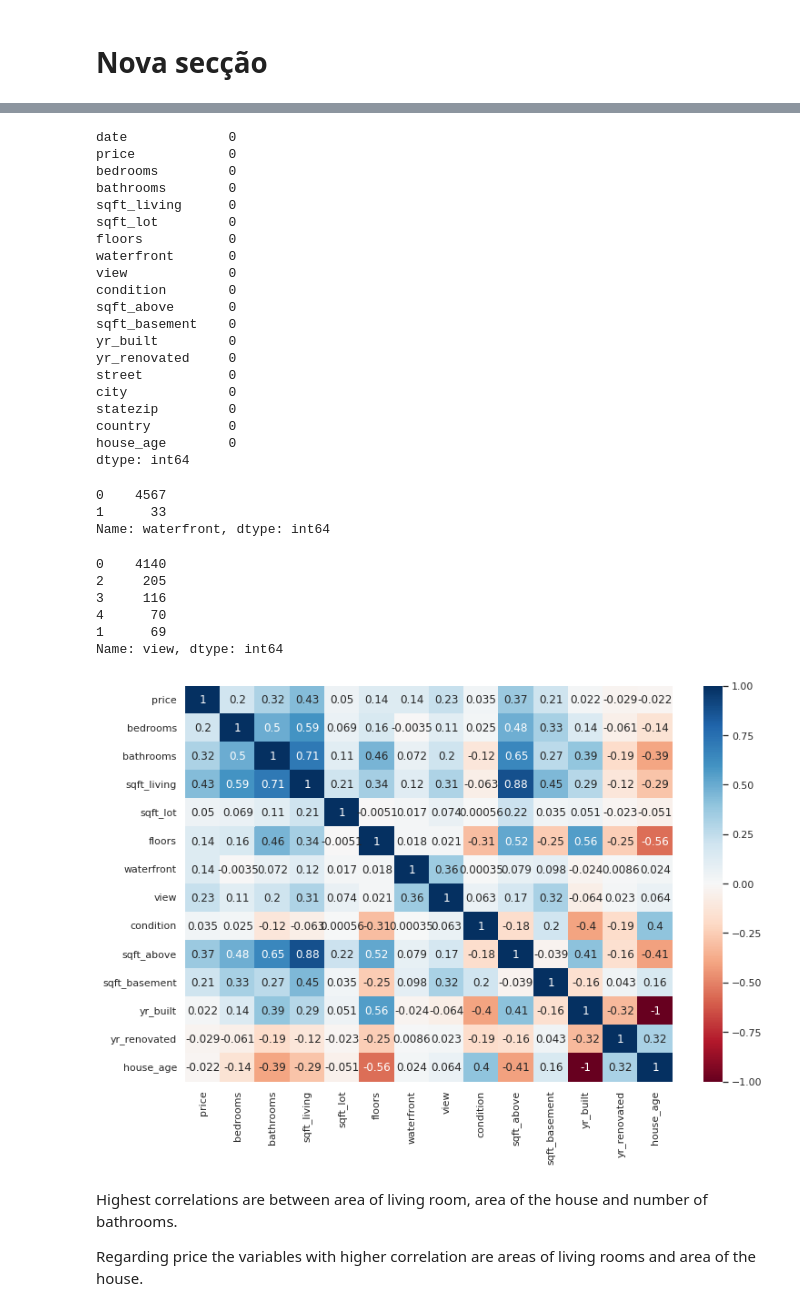
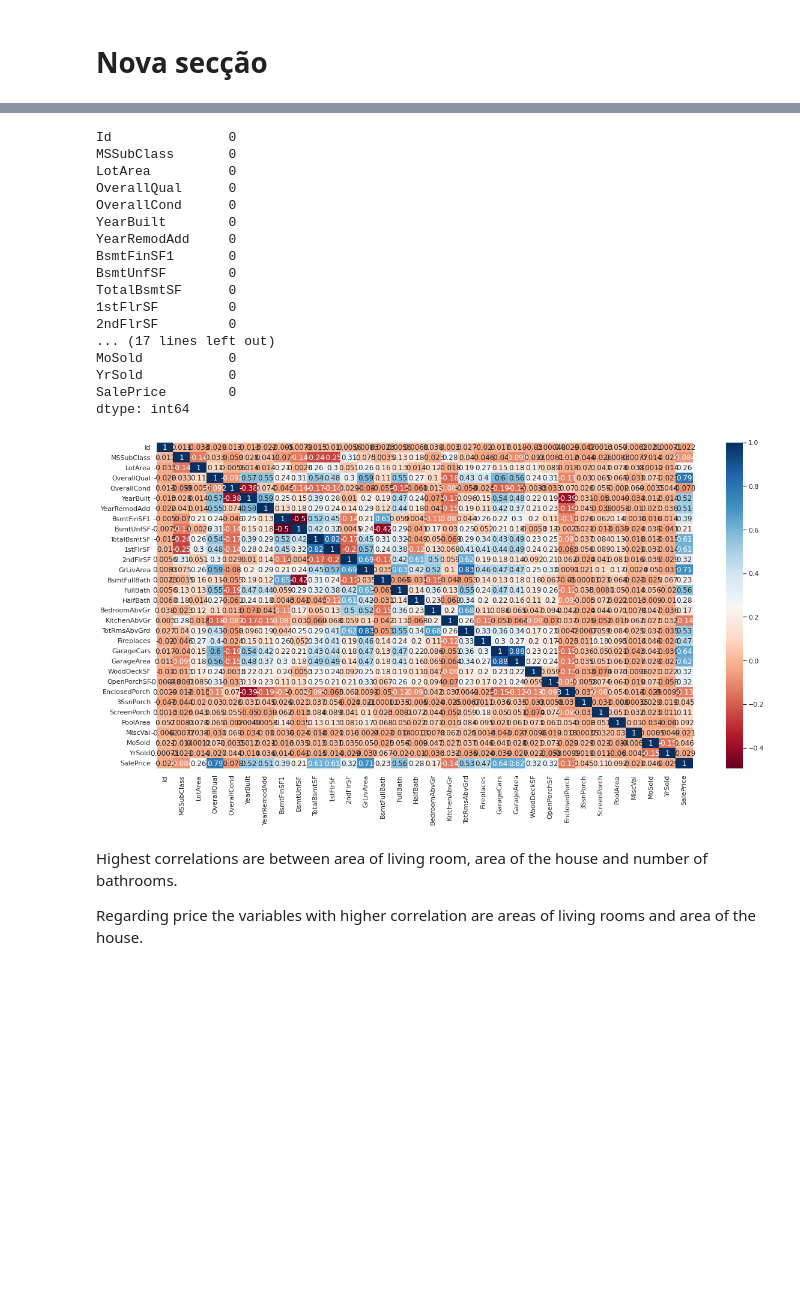
Before and after one commit to VascoBartolo/ML_project, a Jupyter notebook: ML_project.ipynb, the cells around one changed output, grey strips where cells are left out. Cells and saved outputs as stored; diff of their text form; code cells hidden in the pictures; blank space fills up the shorter version.

```diff
--- a/ML_project.ipynb
+++ b/ML_project.ipynb
@@ -34,5 +34,5 @@ ERROR: pip's dependency resolver does not currently take into account all the pa
 yellowbrick 1.5 requires scikit-learn>=1.0.0, but you have scikit-learn 0.24.2 which is incompatible.
 Successfully installed ConfigSpace-0.4.21 auto-sklearn-0.15.0 distro-1.8.0 emcee-3.1.3 liac-arff-2.5.0 pynisher-0.6.4 pyrfr-0.8.3 scikit-learn-0.24.2 smac-1.2
 # %%
-data = pd.read_csv("/content/drive/MyDrive/ML_project/data.csv")
+data = pd.read_csv("House-Price-Prediction-clean.csv")
 # %%
@@ -69,10 +75,0 @@ memory usage: 647.0+ KB
-# %%
-#converted all numbers to integers
-
-data['price'] = data['price'].astype('int')
-data['bedrooms'] = data['bedrooms'].astype('int')
-data['bathrooms'] = data['bathrooms'].astype('int')
-data['floors'] = data['floors'].astype('int')
-data['date'] = pd.to_datetime(data['date'])
-data["house_age"] = data["date"].dt.year - data['yr_built']
-data.info()
@@ -109,47 +76,29 @@ data.describe()
 # %%
 data.isnull().sum()
 # %% [output]
-date             0
-price            0
-bedrooms         0
-bathrooms        0
-sqft_living      0
-sqft_lot         0
-floors           0
-waterfront       0
-view             0
-condition        0
-sqft_above       0
-sqft_basement    0
-yr_built         0
-yr_renovated     0
-street           0
-city             0
-statezip         0
-country          0
-house_age        0
+Id               0
+MSSubClass       0
+LotArea          0
+OverallQual      0
+OverallCond      0
+YearBuilt        0
+YearRemodAdd     0
+BsmtFinSF1       0
+BsmtUnfSF        0
+TotalBsmtSF      0
+1stFlrSF         0
+2ndFlrSF         0
+... (17 lines left out)
+MoSold           0
+YrSold           0
+SalePrice        0
 dtype: int64
-# %%
-data['waterfront'].value_counts()
-# %% [output]
-0    4567
-1      33
-Name: waterfront, dtype: int64
-# %%
-data['view'].value_counts()
-# %% [output]
-0    4140
-2     205
-3     116
-4      70
-1      69
-Name: view, dtype: int64
 # %%
 cor=data.corr()
-sns.set(rc={'figure.figsize':(12,8)})
+sns.set(rc={'figure.figsize':(20,10)})
 sns.heatmap(cor, annot=True,cmap='RdBu');
 # %% [output]
-[figure, old version]
+[figure, new version]
 # %% [markdown]
 Highest correlations are between area of living room, area of the house and number of bathrooms.
 
```
Also changed, not shown: parts of 25 cells of this notebook.
